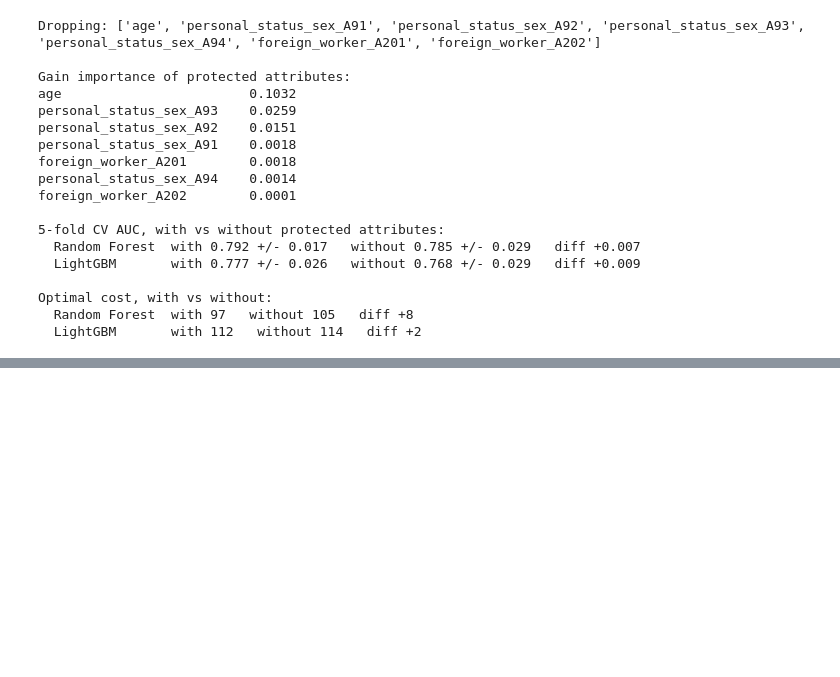
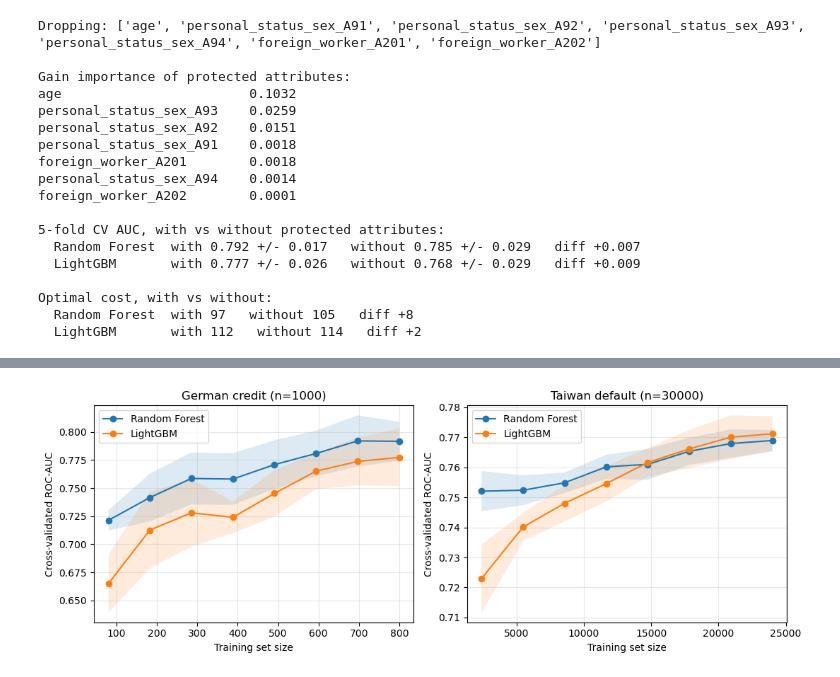
Before and after one commit to geekgamer143/case-studies-credit-risk, a Jupyter notebook: analysis.ipynb, the cells around one changed output, grey strips where cells are left out. Cells and saved outputs as stored; diff of their text form; code cells hidden in the pictures; blank space fills up the shorter version.

Commit message:
Add fairness audit, learning curves and nested CV for Task 2

```diff
--- a/analysis.ipynb
+++ b/analysis.ipynb
@@ -348,0 +517,18 @@ Optimal cost, with vs without:
+# %%
+taiwan_groups = pd.DataFrame({
+    'sex': taiwan_clean['SEX'].map({1:'male', 2:'female'}),
+    'age_band': pd.cut(taiwan_clean['AGE'], bins=[0,29,41,120],
+                       labels=['<=29','30-41','42+']),
+    'education': taiwan_clean['EDUCATION'].map(
+        {1:'grad', 2:'university', 3:'high school', 4:'other'})
+})
+
+t_test_groups = taiwan_groups.loc[Xt_test.index]
+
+for name, model in [('Random Forest', rf_taiwan), ('LightGBM', lgb_taiwan)]:
+    preds = model.predict(Xt_test)
+    for attr in ['sex', 'age_band', 'education']:
+        mf = MetricFrame(metrics=metrics, y_true=yt_test, y_pred=preds,
+                         sensitive_features=t_test_groups[attr])
+        print(f"\n=== {name} — by {attr} (threshold 0.50) ===")
+        print(mf.by_group.round(3).to_string())
@@ -348,0 +553,33 @@ Optimal cost, with vs without:
+# %%
+from sklearn.model_selection import learning_curve
+import matplotlib.pyplot as plt
+import numpy as np
+
+fig, axes = plt.subplots(1, 2, figsize=(11, 4))
+cv = StratifiedKFold(n_splits=5, shuffle=True, random_state=42)
+
+for ax, (title, X, y, models) in zip(axes, [
+    ('German credit (n=1000)', X_german, y_german,
+     [('Random Forest', rf_german), ('LightGBM', lgb_german)]),
+    ('Taiwan default (n=30000)', X_taiwan, y_taiwan,
+     [('Random Forest', rf_taiwan), ('LightGBM', lgb_taiwan)])]):
+
+    for name, model in models:
+        sizes, train_sc, val_sc = learning_curve(
+            model, X, y, cv=cv, scoring='roc_auc', n_jobs=-1,
+            train_sizes=np.linspace(0.1, 1.0, 8), random_state=42)
+        m, s = val_sc.mean(axis=1), val_sc.std(axis=1)
+        ax.plot(sizes, m, marker='o', label=name)
+        ax.fill_between(sizes, m - s, m + s, alpha=0.15)
+
+    ax.set_title(title)
+    ax.set_xlabel('Training set size')
+    ax.set_ylabel('Cross-validated ROC-AUC')
+    ax.legend()
+    ax.grid(alpha=0.3)
+
+plt.tight_layout()
+plt.savefig('learning_curves.png', dpi=150, bbox_inches='tight')
+plt.show()
+# %% [output]
+[figure, added]
```
Also changed, not shown: parts of 13 cells of this notebook, 1 other file.
